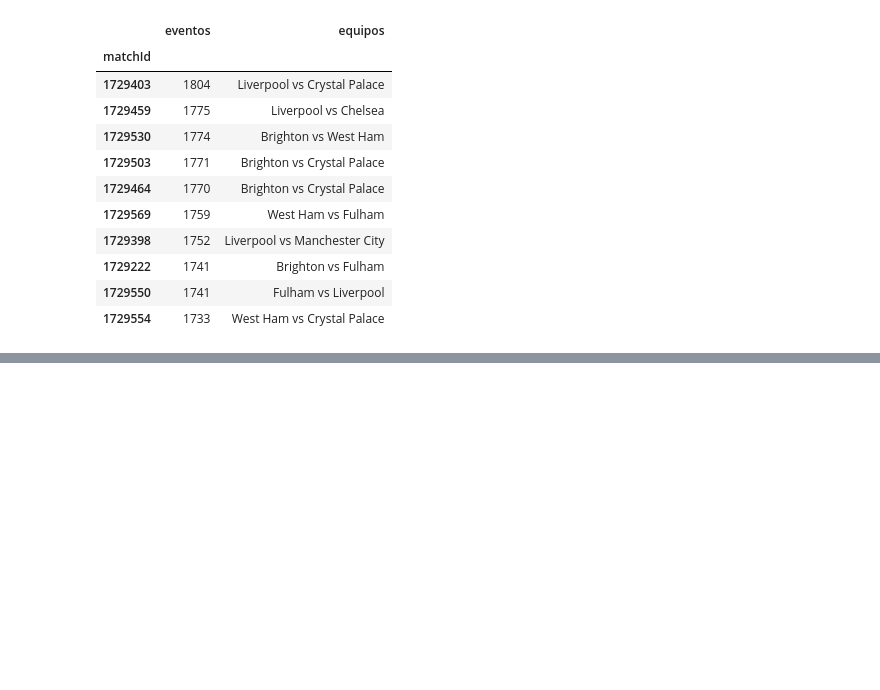
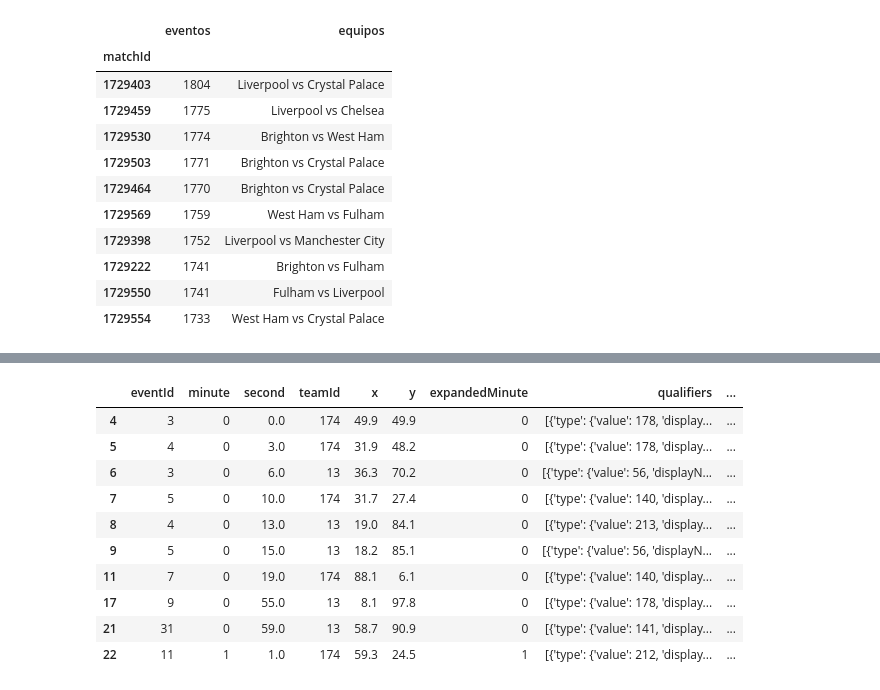
Before and after one commit to BGilardon/Player-Chemistry---Optimizaci-n-de-Vectores-Latentes-y-M-tricas-de-Impacto-Conjunto, a Jupyter notebook: AnalisisExp.ipynb, the cells around one changed output, grey strips where cells are left out. Saved outputs shown, nothing was run; the diff lists cells and outputs as text; code cells hidden in the pictures; blank space fills up the shorter version.

```diff
--- a/AnalisisExp.ipynb
+++ b/AnalisisExp.ipynb
@@ -18,3 +19,5 @@ PremierLeague_25_26 = pd.read_csv("England Premier League\\25-26\preprocessed_EP
+# %%
+PremierLeague_23_24 = pd.read_csv("England_PL\\23-24\preprocessed_EPL_23-24.csv")
 # %%
 print(len(PremierLeague_21_22))
 print(len(PremierLeague_22_23))
@@ -1040,0 +1134,14 @@ match_info
+# %%
+Pases_PL_23_24.head(10)
+# %% [output]
+|  | eventId | minute | second | teamId | x | y | expandedMinute | qualifiers | ... |
+| 4 | 3 | 0 | 0.0 | 174 | 49.9 | 49.9 | 0 | [{'type': {'value': 178, 'display... | ... |
+| 5 | 4 | 0 | 3.0 | 174 | 31.9 | 48.2 | 0 | [{'type': {'value': 178, 'display... | ... |
+| 6 | 3 | 0 | 6.0 | 13 | 36.3 | 70.2 | 0 | [{'type': {'value': 56, 'displayN... | ... |
+| 7 | 5 | 0 | 10.0 | 174 | 31.7 | 27.4 | 0 | [{'type': {'value': 140, 'display... | ... |
+| 8 | 4 | 0 | 13.0 | 13 | 19.0 | 84.1 | 0 | [{'type': {'value': 213, 'display... | ... |
+| 9 | 5 | 0 | 15.0 | 13 | 18.2 | 85.1 | 0 | [{'type': {'value': 56, 'displayN... | ... |
+| 11 | 7 | 0 | 19.0 | 174 | 88.1 | 6.1 | 0 | [{'type': {'value': 140, 'display... | ... |
+| 17 | 9 | 0 | 55.0 | 13 | 8.1 | 97.8 | 0 | [{'type': {'value': 178, 'display... | ... |
+| 21 | 31 | 0 | 59.0 | 13 | 58.7 | 90.9 | 0 | [{'type': {'value': 141, 'display... | ... |
+| 22 | 11 | 1 | 1.0 | 174 | 59.3 | 24.5 | 1 | [{'type': {'value': 212, 'display... | ... |
```
Also changed, not shown: parts of 16 cells of this notebook, 3 other files.
